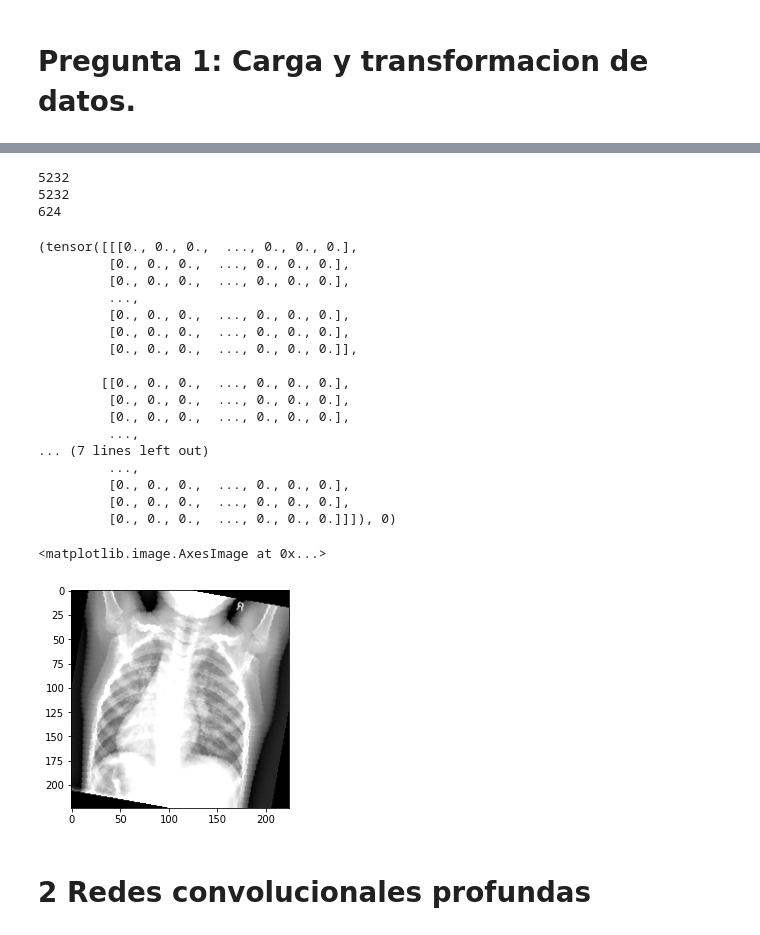
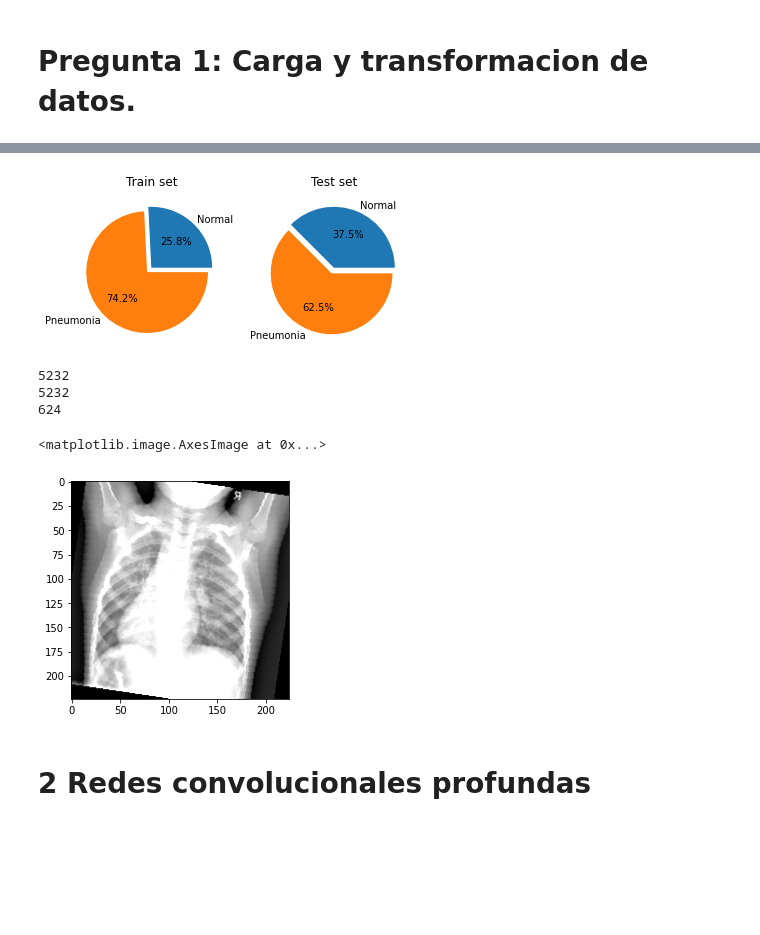
Before and after one commit to Diego-II/tarea2-DataScienceLAB, a Jupyter notebook: Tarea2.ipynb, the cells around one changed output, grey strips where cells are left out. Cells and saved outputs as stored; diff of their text form; code cells hidden in the pictures; blank space fills up the shorter version.

```diff
--- a/Tarea2.ipynb
+++ b/Tarea2.ipynb
@@ -73,3 +57,32 @@ data_test1 = torchvision.datasets.DatasetFolder(root='/content/chest_xray//test'
                                                 loader=default_loader,
                                                 transform=transformer,
                                                 extensions='jpeg')
+# %%
+# 2
+import matplotlib.pyplot as plt
+
+classes_train1 = data_train1.targets
+classes_test1 = data_test1.targets
+
+pneumonia_train=int(sum(classes_train1))
+normal_train=len(classes_train1)-pneumonia_train
+
+
+pneumonia_test=int(sum(classes_test1))
+normal_test=len(classes_test1)-pneumonia_test
+
+labels = 'Normal', 'Pneumonia'
+sizes_train = [normal_train, pneumonia_train]
+
+sizes_test = [normal_test, pneumonia_test]
+
+fig, axs = plt.subplots(1,2)
+axs[0].pie(sizes_train,labels=labels,explode=(0,0.1),autopct='%1.1f%%')
+axs[1].pie(sizes_test,labels=labels,explode =(0,0.1),autopct='%1.1f%%')
+
+axs[0].set_title('Train set')
+axs[1].set_title('Test set')
+
+plt.show()
+# %% [output]
+[figure, added]
@@ -81,34 +129,13 @@ print(data_test1.__len__())
 5232
 5232
 624
-# %%
-print((data_train1[0]))
-tensor_image = data_train1[0][0].permute(1, 2, 0)
-#tensor_image = tensor_image.view(tensor_image.shape[1], tensor_image.shape[2], tensor_image.shape[0])
-# %% [output]
-(tensor([[[0., 0., 0.,  ..., 0., 0., 0.],
-         [0., 0., 0.,  ..., 0., 0., 0.],
-         [0., 0., 0.,  ..., 0., 0., 0.],
-         ...,
-         [0., 0., 0.,  ..., 0., 0., 0.],
-         [0., 0., 0.,  ..., 0., 0., 0.],
-         [0., 0., 0.,  ..., 0., 0., 0.]],
-
-        [[0., 0., 0.,  ..., 0., 0., 0.],
-         [0., 0., 0.,  ..., 0., 0., 0.],
-         [0., 0., 0.,  ..., 0., 0., 0.],
-         ...,
-... (7 lines left out)
-         ...,
-         [0., 0., 0.,  ..., 0., 0., 0.],
-         [0., 0., 0.,  ..., 0., 0., 0.],
-         [0., 0., 0.,  ..., 0., 0., 0.]]]), 0)
 # %%
+tensor_image = data_train1[0][0].permute(1, 2, 0)
 import matplotlib.pyplot as plt
 plt.imshow(tensor_image)
 # %% [output]
 <matplotlib.image.AxesImage at 0x...>
-[figure, old version]
+[figure, new version]
 # %% [markdown]
 # 2 Redes convolucionales profundas
 # %%
```
Also changed, not shown: parts of 10 cells of this notebook.
